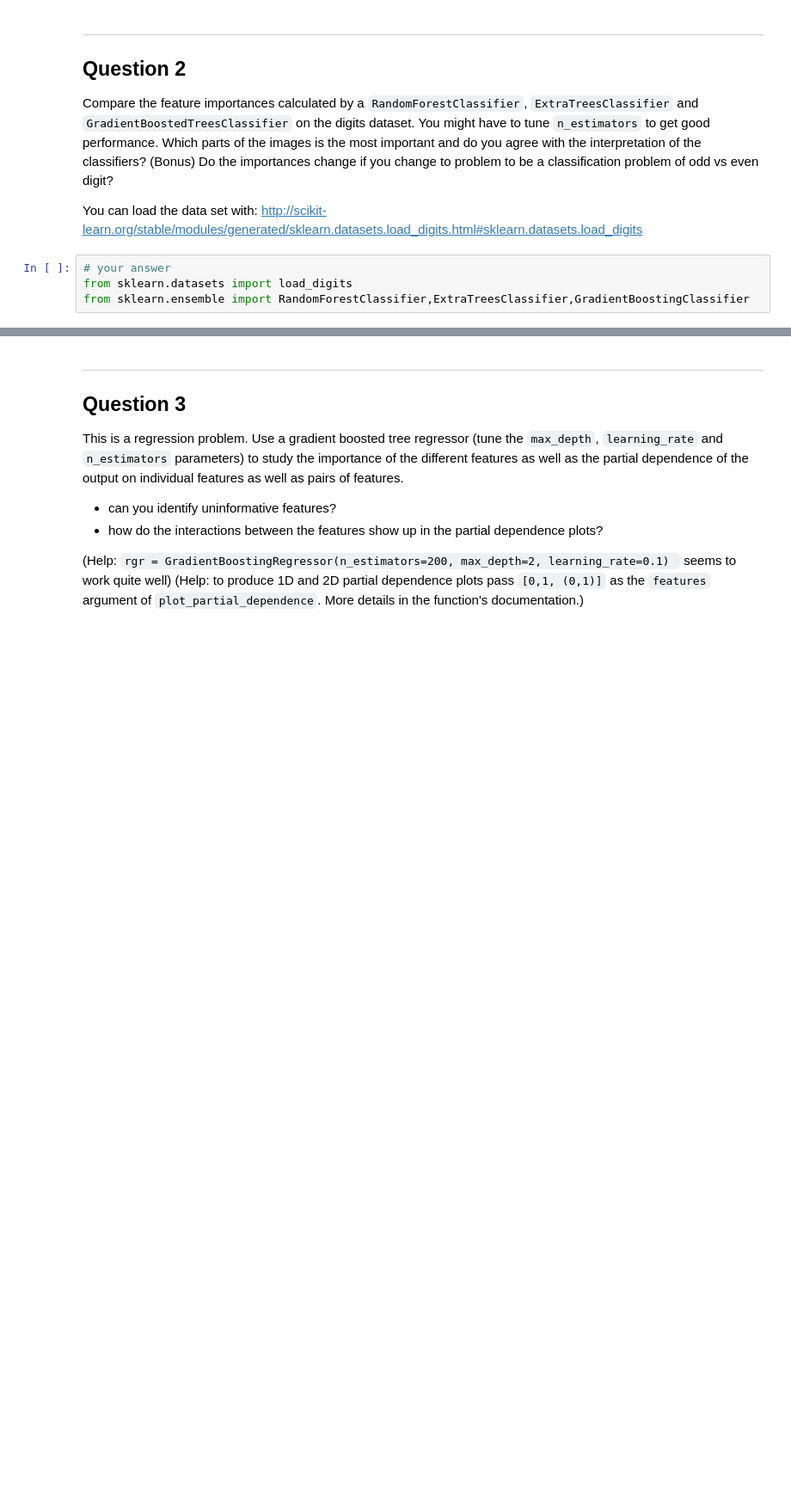
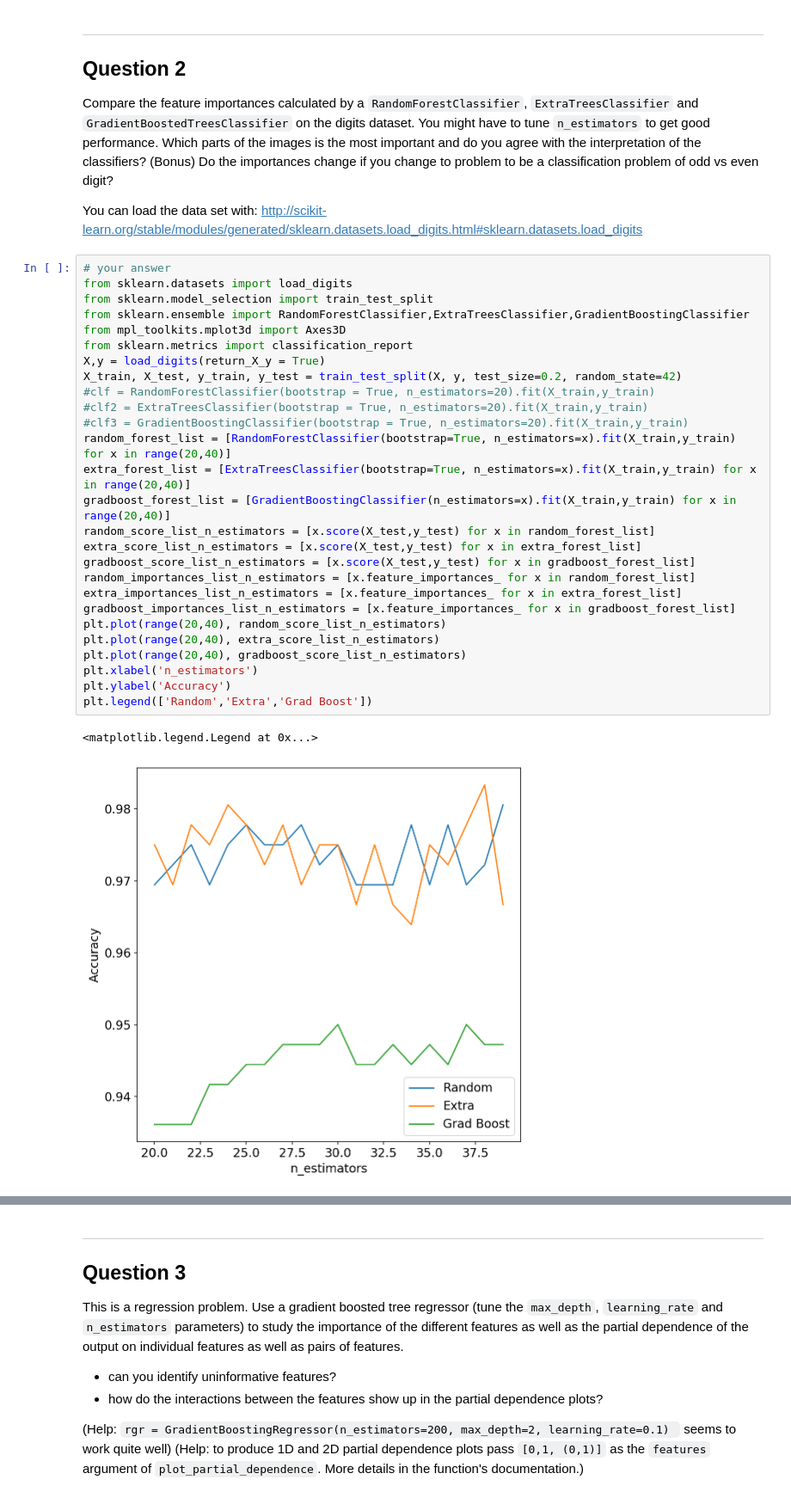
Before and after one commit to cemalper2/advanced_computing, a Jupyter notebook: 02-trees/exercise.ipynb, the cells around one changed output, grey strips where cells are left out. Shown at 86% size. Drawn from its saved outputs; the diff is of its cells as text; blank space fills up the shorter version.

```diff
--- a/02-trees/exercise.ipynb
+++ b/02-trees/exercise.ipynb
@@ -94,7 +117,33 @@ ValueError: Number of features of the model must match the input. Model n_featur
 Compare the feature importances calculated by a `RandomForestClassifier`, `ExtraTreesClassifier` and `GradientBoostedTreesClassifier` on the digits dataset. You might have to tune `n_estimators` to get good performance. Which parts of the images is the most important and do you agree with the interpretation of the classifiers? (Bonus) Do the importances change if you change to problem to be a classification problem of odd vs even digit?
 
 You can load the data set with: http://scikit-learn.org/stable/modules/generated/sklearn.datasets.load_digits.html#sklearn.datasets.load_digits
-# %%
-# your answer
-from sklearn.datasets import load_digits
-from sklearn.ensemble import RandomForestClassifier,ExtraTreesClassifier,GradientBoostingClassifier
+# %%
+# your answer
+from sklearn.datasets import load_digits
+from sklearn.model_selection import train_test_split
+from sklearn.ensemble import RandomForestClassifier,ExtraTreesClassifier,GradientBoostingClassifier
+from mpl_toolkits.mplot3d import Axes3D
+from sklearn.metrics import classification_report
+X,y = load_digits(return_X_y = True)
+X_train, X_test, y_train, y_test = train_test_split(X, y, test_size=0.2, random_state=42)
+#clf = RandomForestClassifier(bootstrap = True, n_estimators=20).fit(X_train,y_train)
+#clf2 = ExtraTreesClassifier(bootstrap = True, n_estimators=20).fit(X_train,y_train)
+#clf3 = GradientBoostingClassifier(bootstrap = True, n_estimators=20).fit(X_train,y_train)
+random_forest_list = [RandomForestClassifier(bootstrap=True, n_estimators=x).fit(X_train,y_train) for x in range(20,40)]
+extra_forest_list = [ExtraTreesClassifier(bootstrap=True, n_estimators=x).fit(X_train,y_train) for x in range(20,40)]
+gradboost_forest_list = [GradientBoostingClassifier(n_estimators=x).fit(X_train,y_train) for x in range(20,40)]
+random_score_list_n_estimators = [x.score(X_test,y_test) for x in random_forest_list]
+extra_score_list_n_estimators = [x.score(X_test,y_test) for x in extra_forest_list]
+gradboost_score_list_n_estimators = [x.score(X_test,y_test) for x in gradboost_forest_list]
+random_importances_list_n_estimators = [x.feature_importances_ for x in random_forest_list]
+extra_importances_list_n_estimators = [x.feature_importances_ for x in extra_forest_list]
+gradboost_importances_list_n_estimators = [x.feature_importances_ for x in gradboost_forest_list]
+plt.plot(range(20,40), random_score_list_n_estimators)
+plt.plot(range(20,40), extra_score_list_n_estimators)
+plt.plot(range(20,40), gradboost_score_list_n_estimators)
+plt.xlabel('n_estimators')
+plt.ylabel('Accuracy')
+plt.legend(['Random','Extra','Grad Boost'])
+# %% [output]
+<matplotlib.legend.Legend at 0x...>
+[figure, added]
```
Also changed, not shown: parts of 20 cells of this notebook.
